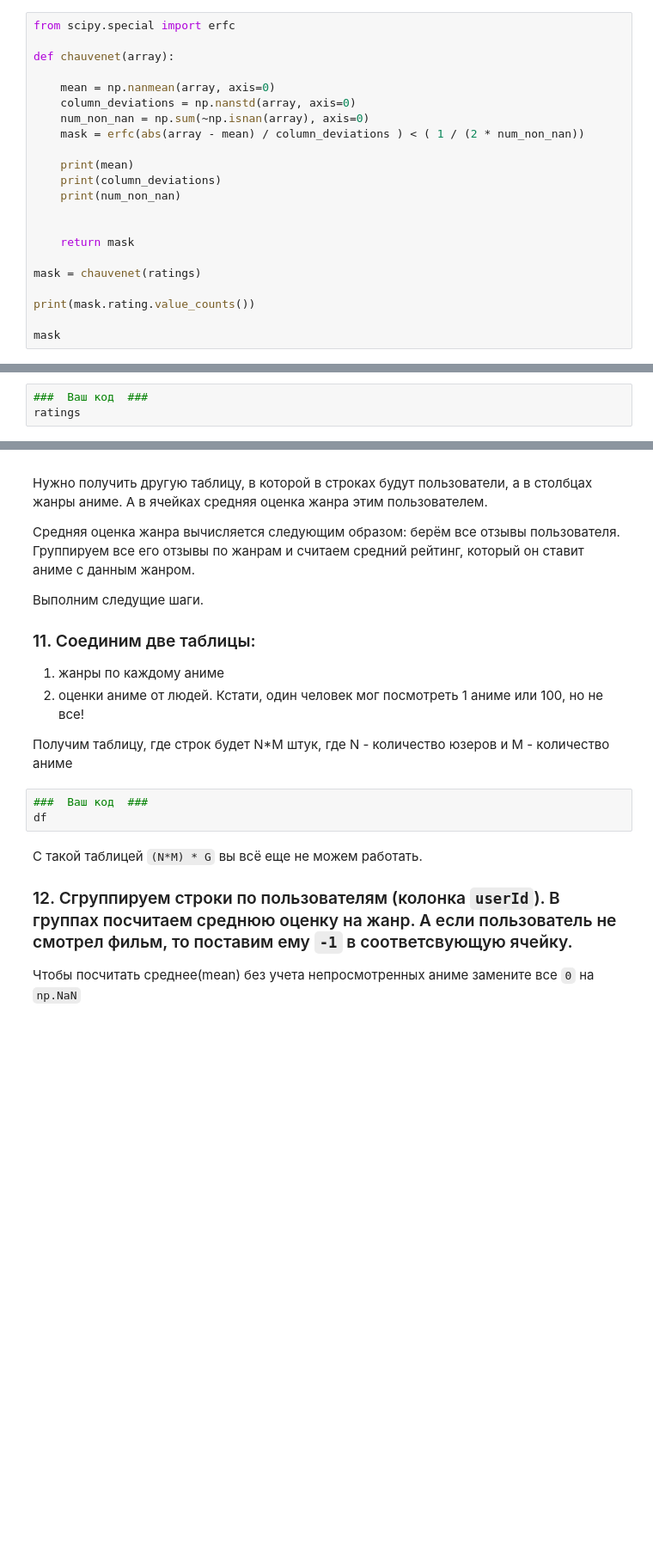
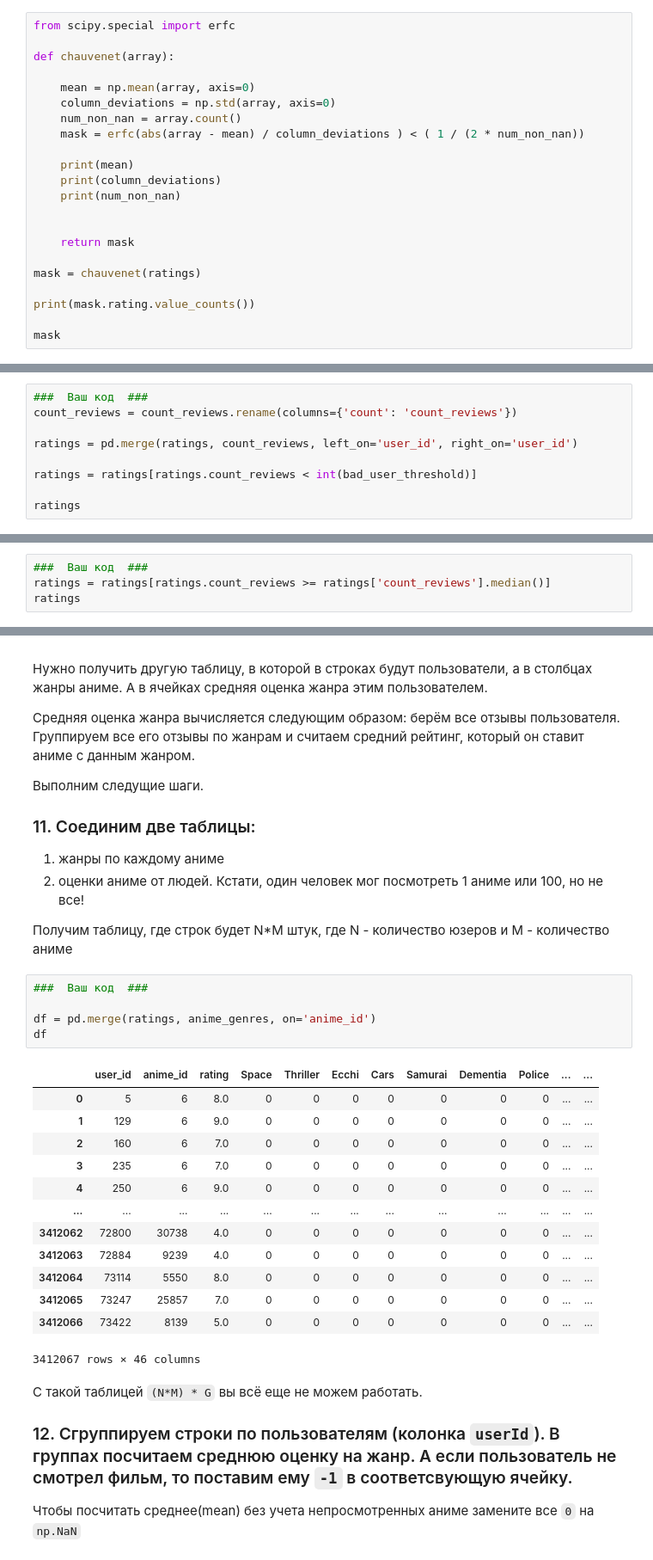
Before and after one commit to mirolyubovaalyona/02-ml-advanced, a Jupyter notebook: 02_clustering/04-hw-clustering.ipynb, the cells around one changed output, grey strips where cells are left out. Shown at 86% size. Cells and saved outputs as stored; diff of their text form; blank space fills up the shorter version.

```diff
--- a/02_clustering/04-hw-clustering.ipynb
+++ b/02_clustering/04-hw-clustering.ipynb
@@ -153,9 +153,9 @@ from scipy.special import erfc
 
 def chauvenet(array):
 
-    mean = np.nanmean(array, axis=0)
-    column_deviations = np.nanstd(array, axis=0)
-    num_non_nan = np.sum(~np.isnan(array), axis=0)
+    mean = np.mean(array, axis=0)
+    column_deviations = np.std(array, axis=0)
+    num_non_nan = array.count()
     mask = erfc(abs(array - mean) / column_deviations ) < ( 1 / (2 * num_non_nan))
 
     print(mean)
@@ -288,0 +298,9 @@ ratings
+# %%
+###  Ваш код  ###
+count_reviews = count_reviews.rename(columns={'count': 'count_reviews'})
+
+ratings = pd.merge(ratings, count_reviews, left_on='user_id', right_on='user_id')
+
+ratings = ratings[ratings.count_reviews < int(bad_user_threshold)]
+
+ratings
@@ -294,4 +326,5 @@ ratings
 Так как они посмотрели слишком мало, чтобы мы на них могли основывать свои советы.
 # %%
 ###  Ваш код  ###
+ratings = ratings[ratings.count_reviews >= ratings['count_reviews'].median()]
 ratings
@@ -378,7 +515,23 @@ print("Genres={}\nlen={}".format(genres, len(genres)))
 Получим таблицу, где строк будет N*M штук, где N - количество юзеров и M - количество аниме
 # %%
 ###  Ваш код  ###
+
+df = pd.merge(ratings, anime_genres, on='anime_id')
 df
+# %% [output]
+|  | user_id | anime_id | rating | Space | Thriller | Ecchi | Cars | Samurai | Dementia | Police | ... | ... |
+| 0 | 5 | 6 | 8.0 | 0 | 0 | 0 | 0 | 0 | 0 | 0 | ... | ... |
+| 1 | 129 | 6 | 9.0 | 0 | 0 | 0 | 0 | 0 | 0 | 0 | ... | ... |
+| 2 | 160 | 6 | 7.0 | 0 | 0 | 0 | 0 | 0 | 0 | 0 | ... | ... |
+| 3 | 235 | 6 | 7.0 | 0 | 0 | 0 | 0 | 0 | 0 | 0 | ... | ... |
+| 4 | 250 | 6 | 9.0 | 0 | 0 | 0 | 0 | 0 | 0 | 0 | ... | ... |
+| ... | ... | ... | ... | ... | ... | ... | ... | ... | ... | ... | ... | ... |
+| 3412062 | 72800 | 30738 | 4.0 | 0 | 0 | 0 | 0 | 0 | 0 | 0 | ... | ... |
+| 3412063 | 72884 | 9239 | 4.0 | 0 | 0 | 0 | 0 | 0 | 0 | 0 | ... | ... |
+| 3412064 | 73114 | 5550 | 8.0 | 0 | 0 | 0 | 0 | 0 | 0 | 0 | ... | ... |
+| 3412065 | 73247 | 25857 | 7.0 | 0 | 0 | 0 | 0 | 0 | 0 | 0 | ... | ... |
+| 3412066 | 73422 | 8139 | 5.0 | 0 | 0 | 0 | 0 | 0 | 0 | 0 | ... | ... |
+3412067 rows × 46 columns
 # %% [markdown]
 С такой таблицей `(N*M) * G` вы всё еще не можем работать.
 ### 12. Сгруппируем строки по пользователям (колонка `userId`).  В группах посчитаем среднюю оценку на жанр. А если пользователь не смотрел фильм, то поставим ему `-1` в соответсвующую ячейку.
```
Also changed, not shown: parts of 21 cells of this notebook.
